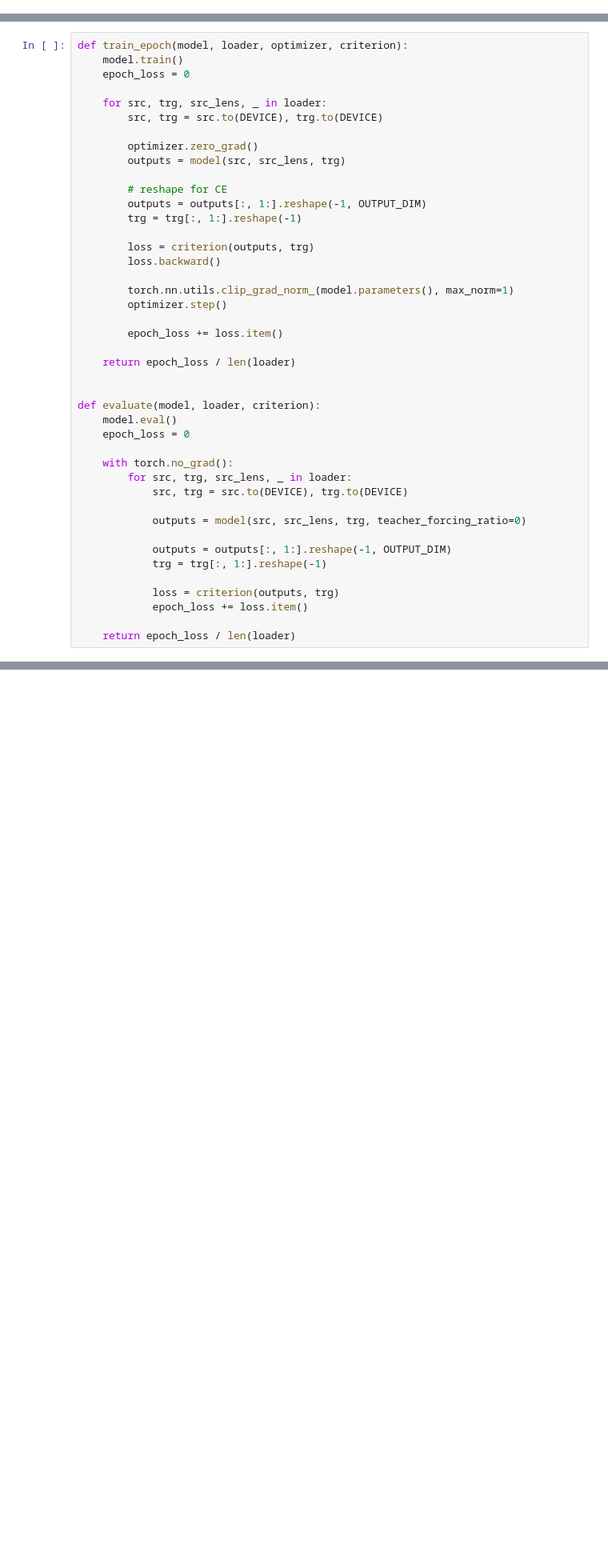
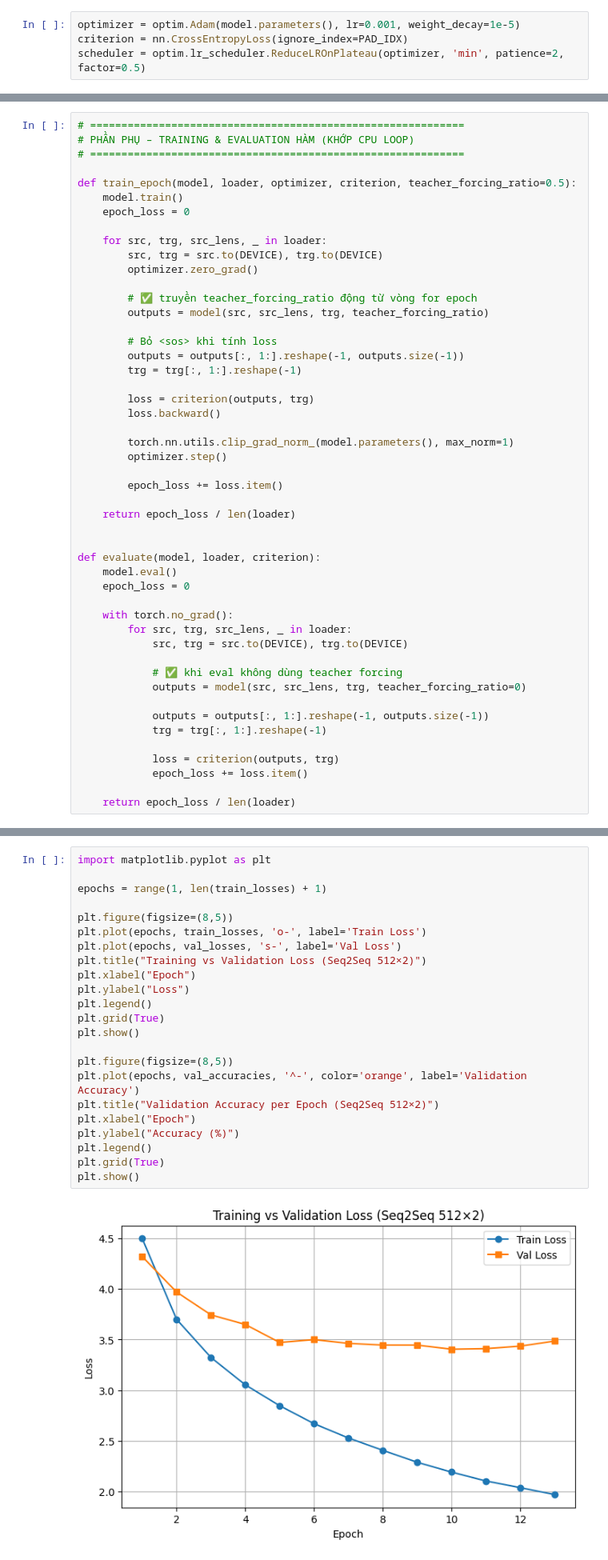
Before and after one commit to mmchouuu/DoAnCK_LSTM, a Jupyter notebook: notebooks/lstm_model.ipynb, the cells around one changed output, grey strips where cells are left out. Shown at 80% size. Saved outputs shown, nothing was run; the diff lists cells and outputs as text; blank space fills up the shorter version.

Commit message:
up code complete training

```diff
--- a/notebooks/lstm_model.ipynb
+++ b/notebooks/lstm_model.ipynb
@@ -425,0 +659,4 @@ criterion = nn.CrossEntropyLoss(ignore_index=PAD_IDX)
+# %%
+optimizer = optim.Adam(model.parameters(), lr=0.001, weight_decay=1e-5)
+criterion = nn.CrossEntropyLoss(ignore_index=PAD_IDX)
+scheduler = optim.lr_scheduler.ReduceLROnPlateau(optimizer, 'min', patience=2, factor=0.5)
@@ -426,18 +732,23 @@ criterion = nn.CrossEntropyLoss(ignore_index=PAD_IDX)
 # %% [markdown]
 ## **TRAINING FUNCTION**
 # %%
-def train_epoch(model, loader, optimizer, criterion):
+# ============================================================
+# PHẦN PHỤ – TRAINING & EVALUATION HÀM (KHỚP CPU LOOP)
+# ============================================================
+
+def train_epoch(model, loader, optimizer, criterion, teacher_forcing_ratio=0.5):
     model.train()
     epoch_loss = 0
 
     for src, trg, src_lens, _ in loader:
         src, trg = src.to(DEVICE), trg.to(DEVICE)
+        optimizer.zero_grad()
 
-        optimizer.zero_grad()
-        outputs = model(src, src_lens, trg)
+        # ✅ truyền teacher_forcing_ratio động từ vòng for epoch
+        outputs = model(src, src_lens, trg, teacher_forcing_ratio)
 
-        # reshape for CE
-        outputs = outputs[:, 1:].reshape(-1, OUTPUT_DIM)
+        # Bỏ <sos> khi tính loss
+        outputs = outputs[:, 1:].reshape(-1, outputs.size(-1))
         trg = trg[:, 1:].reshape(-1)
 
         loss = criterion(outputs, trg)
@@ -459,9 +770,10 @@ def evaluate(model, loader, criterion):
         for src, trg, src_lens, _ in loader:
             src, trg = src.to(DEVICE), trg.to(DEVICE)
 
+            # ✅ khi eval không dùng teacher forcing
             outputs = model(src, src_lens, trg, teacher_forcing_ratio=0)
 
-            outputs = outputs[:, 1:].reshape(-1, OUTPUT_DIM)
+            outputs = outputs[:, 1:].reshape(-1, outputs.size(-1))
             trg = trg[:, 1:].reshape(-1)
 
             loss = criterion(outputs, trg)
@@ -470,0 +1003,25 @@ def evaluate(model, loader, criterion):
+# %%
+import matplotlib.pyplot as plt
+
+epochs = range(1, len(train_losses) + 1)
+
+plt.figure(figsize=(8,5))
+plt.plot(epochs, train_losses, 'o-', label='Train Loss')
+plt.plot(epochs, val_losses, 's-', label='Val Loss')
+plt.title("Training vs Validation Loss (Seq2Seq 512×2)")
+plt.xlabel("Epoch")
+plt.ylabel("Loss")
+plt.legend()
+plt.grid(True)
+plt.show()
+
+plt.figure(figsize=(8,5))
+plt.plot(epochs, val_accuracies, '^-', color='orange', label='Validation Accuracy')
+plt.title("Validation Accuracy per Epoch (Seq2Seq 512×2)")
+plt.xlabel("Epoch")
+plt.ylabel("Accuracy (%)")
+plt.legend()
+plt.grid(True)
+plt.show()
+# %% [output]
+[figure, added]
```
Also changed, not shown: parts of 53 cells of this notebook.
